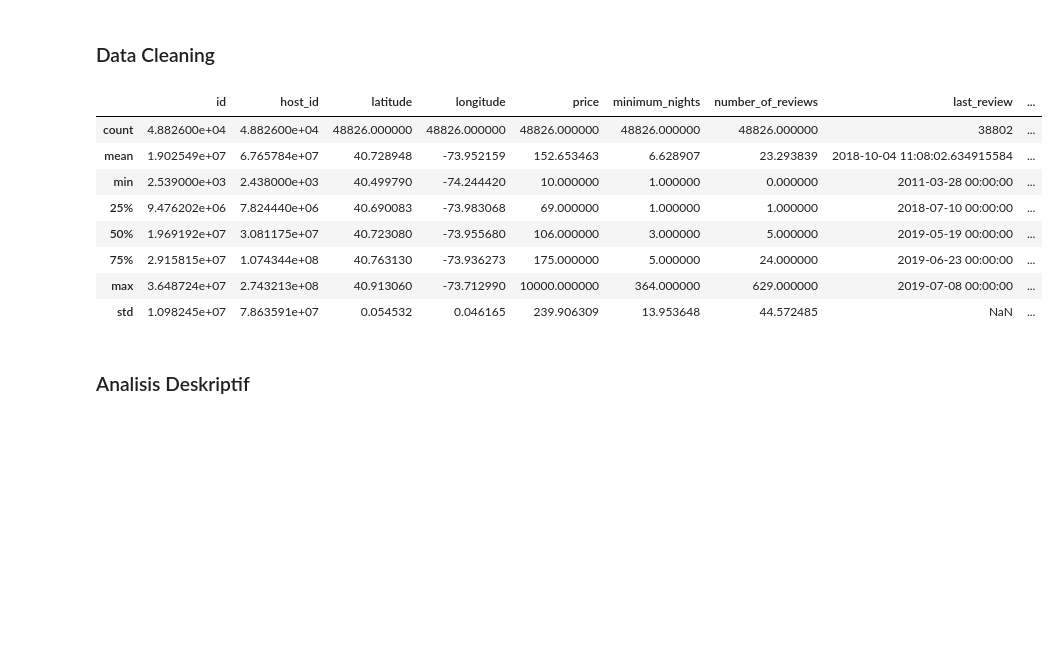
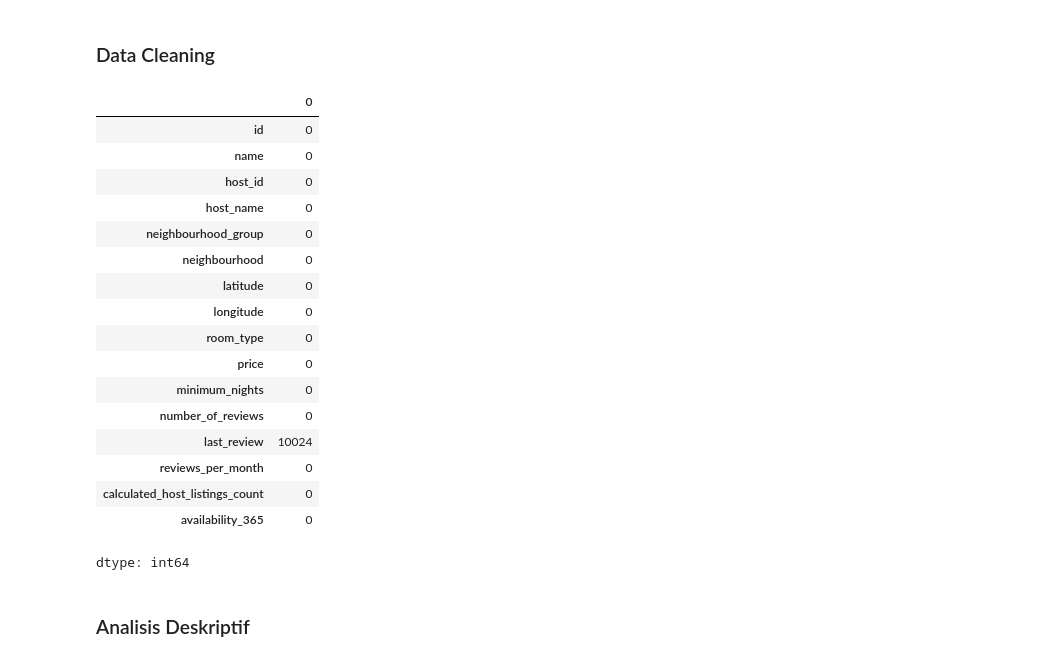
Before and after one commit to azkbrqlna/2025-AI-Praktikum, a Jupyter notebook: UTS.ipynb, the cells around one changed output. Saved outputs shown, nothing was run; the diff lists cells and outputs as text; code cells hidden in the pictures; blank space fills up the shorter version.

```diff
--- a/UTS.ipynb
+++ b/UTS.ipynb
@@ -72,33 +72,42 @@ dtype: int64
 # %%
 # Konversi kolom 'last_review' ke format datetime, salah format jadi NaT
 df['last_review'] = pd.to_datetime(df['last_review'], errors='coerce')
 # Menghapus entri yang tidak memiliki nama listing (nama properti)
 df = df.dropna(subset=['name'])
 
 # Mengisi nama host yang kosong dengan 'Unknown'
 df['host_name'] = df['host_name'].fillna('Unknown')
 
 # Mengisi nilai kosong pada 'reviews_per_month' dengan 0
 df['reviews_per_month'] = df['reviews_per_month'].fillna(0)
 
 # Menghapus data duplikat jika ada
 df = df.drop_duplicates()
 
 # Menghapus data dengan harga tidak wajar atau jumlah minimum malam terlalu tinggi
 df = df[df['price'] > 0]
 df = df[df['minimum_nights'] < 365]
 
-df.describe()
+df.isnull().sum()
 # %% [output]
-|  | id | host_id | latitude | longitude | price | minimum_nights | number_of_reviews | last_review | ... |
-| count | 4.882600e+04 | 4.882600e+04 | 48826.000000 | 48826.000000 | 48826.000000 | 48826.000000 | 48826.000000 | 38802 | ... |
-| mean | 1.902549e+07 | 6.765784e+07 | 40.728948 | -73.952159 | 152.653463 | 6.628907 | 23.293839 | 2018-10-04 11:08:02.634915584 | ... |
-| min | 2.539000e+03 | 2.438000e+03 | 40.499790 | -74.244420 | 10.000000 | 1.000000 | 0.000000 | 2011-03-28 00:00:00 | ... |
-| 25% | 9.476202e+06 | 7.824440e+06 | 40.690083 | -73.983068 | 69.000000 | 1.000000 | 1.000000 | 2018-07-10 00:00:00 | ... |
-| 50% | 1.969192e+07 | 3.081175e+07 | 40.723080 | -73.955680 | 106.000000 | 3.000000 | 5.000000 | 2019-05-19 00:00:00 | ... |
-| 75% | 2.915815e+07 | 1.074344e+08 | 40.763130 | -73.936273 | 175.000000 | 5.000000 | 24.000000 | 2019-06-23 00:00:00 | ... |
-| max | 3.648724e+07 | 2.743213e+08 | 40.913060 | -73.712990 | 10000.000000 | 364.000000 | 629.000000 | 2019-07-08 00:00:00 | ... |
-| std | 1.098245e+07 | 7.863591e+07 | 0.054532 | 0.046165 | 239.906309 | 13.953648 | 44.572485 | NaN | ... |
+|  | 0 |
+| id | 0 |
+| name | 0 |
+| host_id | 0 |
+| host_name | 0 |
+| neighbourhood_group | 0 |
+| neighbourhood | 0 |
+| latitude | 0 |
+| longitude | 0 |
+| room_type | 0 |
+| price | 0 |
+| minimum_nights | 0 |
+| number_of_reviews | 0 |
+| last_review | 10024 |
+| reviews_per_month | 0 |
+| calculated_host_listings_count | 0 |
+| availability_365 | 0 |
+dtype: int64
 # %% [markdown]
 ### Analisis Deskriptif
 # %%
```
